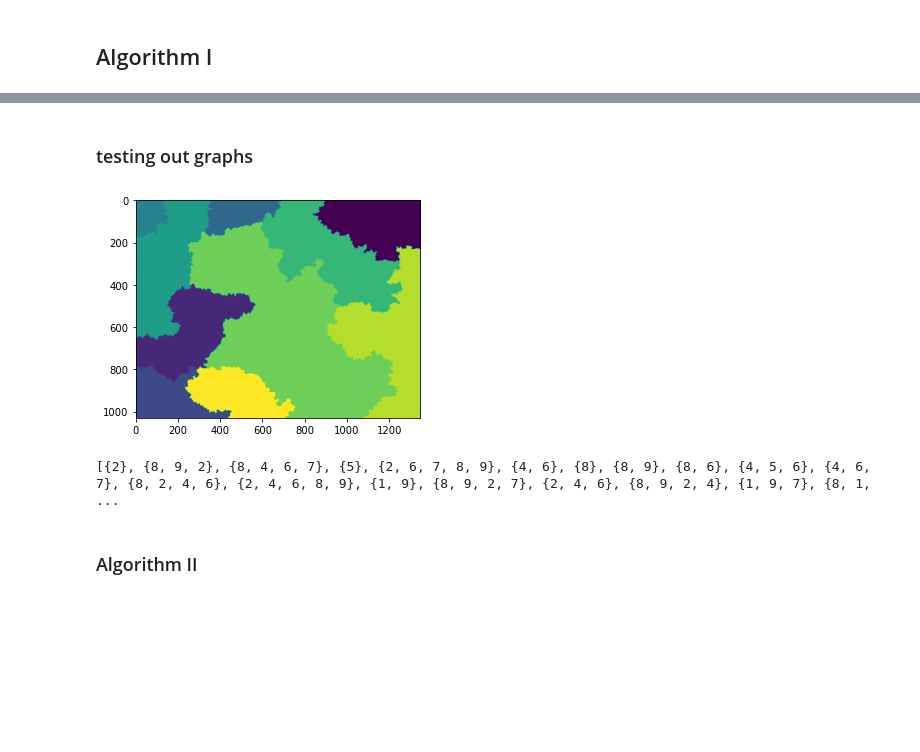
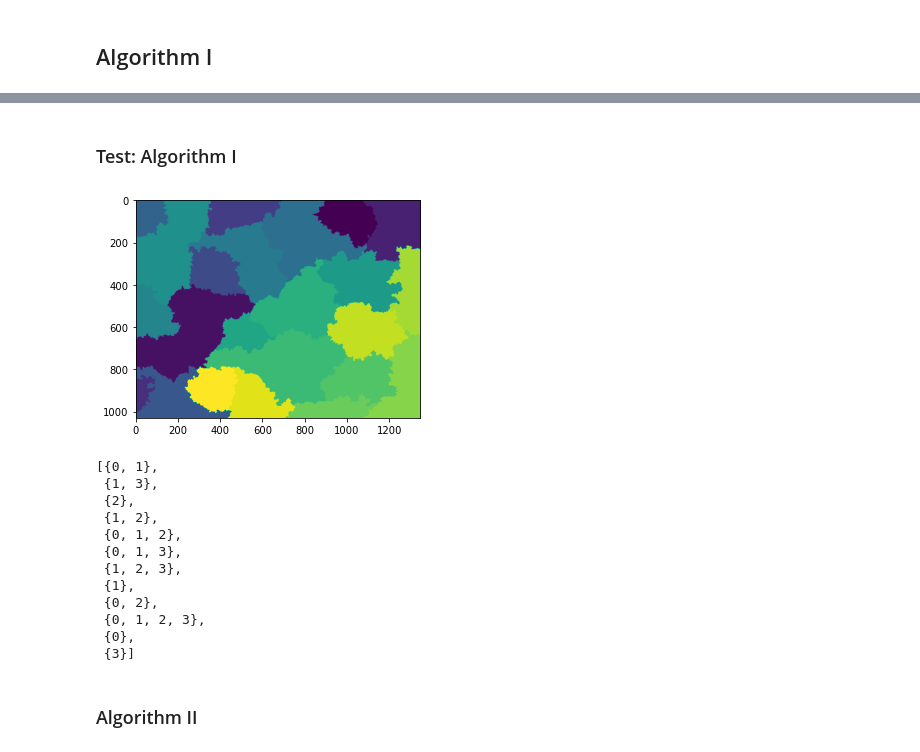
Before and after one commit to Jacob-Relle/MIP-Projekt, a Jupyter notebook: Project.ipynb, the cells around one changed output, grey strips where cells are left out. Drawn from its saved outputs; the diff is of its cells as text; code cells hidden in the pictures; blank space fills up the shorter version.

Commit message:
fixed bug in generate_subgraphs
added a few ToDos to accelerate performance + we don't iterate over the same subgraph anymore YAY

```diff
--- a/Project.ipynb
+++ b/Project.ipynb
@@ -49,3 +38,17 @@ def generate_connected_subgraphs(G):
+# %%
+def generate_connected_subgraphs(G):
+    dim = nx.number_of_nodes(G)
+    vertices = range(dim)
+    S = []
+
+    for length in range(1,dim+1):
+        for subs in list(itertools.combinations(vertices, length)):
+            H = nx.induced_subgraph(G, subs)
+            if len(subs) == 1:
+                S.append(H)
+            elif nx.is_connected(H):
+                S.append(H)
+    return S
 # %%
 def generate_fragments(img,std_dev,int_threshold,min_seed_dist,max_search_depth,max_frag_dist):
     #smooth image with gausian filter
@@ -114,18 +117,17 @@ def generate_fragments(img,std_dev,int_threshold,min_seed_dist,max_search_depth,
                 Epsilon[i,j] = 0
                 Epsilon[j,i] = 0
     '''
-    S = set()
+    S = []
     subgraphs_set = generate_connected_subgraphs(Epsilon)
     #iterate over all graph vertices
-    for v in nx.nodes(Epsilon):
-        for H in subgraphs_set.values():
-            #find all subgraphs that have i as a node
-            if v in nx.nodes(H):
-                if max(nx.single_source_shortest_path_length(H, v).values()) <= max_search_depth:
-                    Nodes = tuple([w for w in nx.nodes(H)])
-                    S.add(Nodes)
+    for H in subgraphs_set:
+        if v in nx.nodes(H):
+            if max(nx.single_source_shortest_path_length(H, v).values()) <= max_search_depth:
+                Nodes = tuple([w for w in nx.nodes(H)])
+                S.add(Nodes)
+                break
     S = [set(x) for x in S]
 
     return Omega,Labels,S
 # %% [markdown]
-###  testing out graphs
+###  Test: Algorithm I
@@ -153,16 +138,44 @@ S
 # %%
-#testing watershed
-a,b,c = generate_fragments(image,1,0.1,200,1,1)
+#testing ALg I
+a,b,c = generate_fragments(image,1,0.1,150,1,1)
 plt.imshow(b)
 plt.show()
 
 #to use when c = Epsilon
 #nx.draw(c)
 #nx.number_of_nodes(c)
 print(c)
+#won't print c, idk why
 # %% [output]
-[figure, old version]
+[figure, new version]
-[{2}, {8, 9, 2}, {8, 4, 6, 7}, {5}, {2, 6, 7, 8, 9}, {4, 6}, {8}, {8, 9}, {8, 6}, {4, 5, 6}, {4, 6, 7}, {8, 2, 4, 6}, {2, 4, 6, 8, 9}, {1, 9}, {8, 9, 2, 7}, {2, 4, 6}, {8, 9, 2, 4}, {1, 9, 7}, {8, 1,  ...
+# %%
+adjacency = np.array([[0, 1, 1, 0], [1, 0, 1, 1], [1, 1, 0, 0], [0, 1, 0, 0]])
+G = nx.Graph(adjacency)
+S = set()
+subgraphs_set = generate_connected_subgraphs(G)
+#iterate over all graph vertices
+for H in subgraphs_set:
+    #find all subgraphs that have i as a node
+    for v in nx.nodes(H):
+        if max(nx.single_source_shortest_path_length(H, v).values()) <= 3:
+            Nodes = tuple([w for w in nx.nodes(H)])
+            S.add(Nodes)
+            break
+S = [set(x) for x in S]
+S
+# %% [output]
+[{0, 1},
+ {1, 3},
+ {2},
+ {1, 2},
+ {0, 1, 2},
+ {0, 1, 3},
+ {1, 2, 3},
+ {1},
+ {0, 2},
+ {0, 1, 2, 3},
+ {0},
+ {3}]
 # %% [markdown]
 ### Algorithm II
 # %%
```
Also changed, not shown: parts of 8 cells of this notebook.
